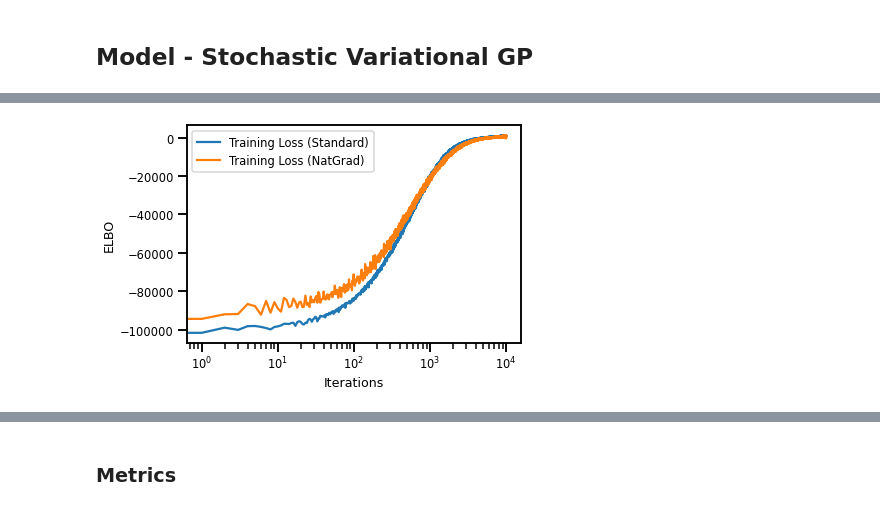
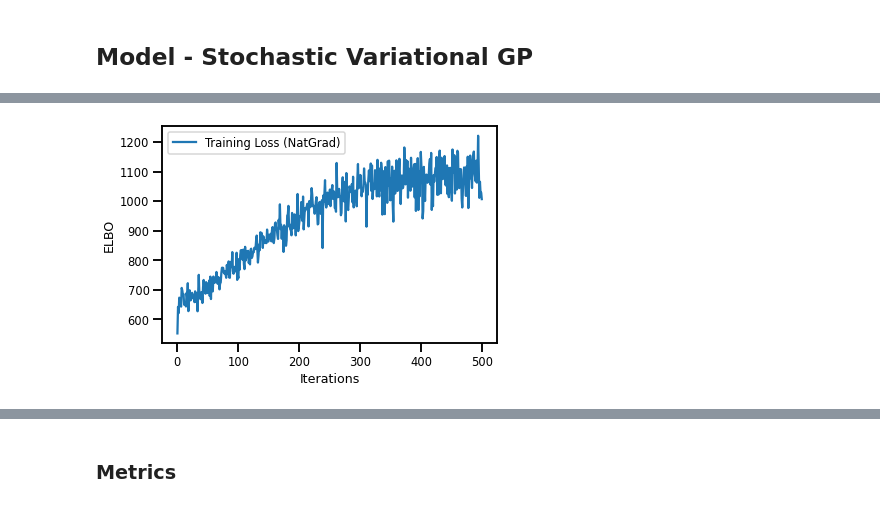
Before and after one commit to jejjohnson/ml4ssh, a Jupyter notebook: experiments/dc_2021b/notebooks/demo_svgp.ipynb, the cells around one changed output, grey strips where cells are left out. Cells and saved outputs as stored; diff of their text form; code cells hidden in the pictures.

```diff
--- a/experiments/dc_2021b/notebooks/demo_svgp.ipynb
+++ b/experiments/dc_2021b/notebooks/demo_svgp.ipynb
@@ -397,0 +231,14 @@ plt.show()
+# %%
+# get kernel
+kernel = get_kernel(args)
+# get likelihood
+likelihood = get_likelihood(args)
+# get inducing points
+Z = get_inducing_points(xtrain, args)
+
+
+# don't train the inducing inputs
+model = gpflow.models.SVGP(kernel, likelihood, Z.astype(np.float64), num_data=xtrain.shape[0])
+
+# train the inducing inputs
+gpflow.set_trainable(model.inducing_variable, True)
@@ -419,21 +266,11 @@ print_summary(model)
 from gpflow import set_trainable
 from gpflow.optimizers import NaturalGradient
 
-# make dataset
-ds_train = make_ds()
 
-# make gp model
-n_inducing = 100
-model = make_svgp_model(n_inducing)
-# don't train the inducing inputs
-gpflow.set_trainable(model.inducing_variable, False)
 
 
 # Create an Adam Optimizer
-n_iterations = 10_000
-learning_rate = 1e-3
-
-ordinary_adam_opt = tf.optimizers.Adam(learning_rate)
+ordinary_adam_opt = tf.optimizers.Adam(args.learning_rate)
 
 
 # NatGrads and Adam for SVGP
@@ -442,9 +279,9 @@ set_trainable(model.q_mu, False)
 set_trainable(model.q_sqrt, False)
 
 # Create the optimize_tensors for SVGP
-natgrad_adam_opt = tf.optimizers.Adam(learning_rate)
+adam_opt = tf.optimizers.Adam(args.learning_rate)
 
-natgrad_opt = NaturalGradient(gamma=0.1)
+natgrad_opt = NaturalGradient(gamma=args.learning_rate_ng)
 variational_params = [(model.q_mu, model.q_sqrt)]
 
 
@@ -453,19 +333,20 @@ training_loss = model.training_loss_closure(ds_train, compile=True)
 # %%
-losses["natgrad"] = []
+losses = []
 @tf.function
 def optimization_step():
-    natgrad_adam_opt.minimize(training_loss, var_list=model.trainable_variables)
+    adam_opt.minimize(training_loss, var_list=model.trainable_variables)
 
 @tf.function
 def natgrad_optimization_step():
     natgrad_opt.minimize(training_loss, var_list=variational_params)
 
-with trange(n_iterations) as pbar:
+with trange(steps) as pbar:
     for step in pbar:
         optimization_step()
         natgrad_optimization_step()
         elbo = -training_loss().numpy()
-        losses["natgrad"].append(elbo)
+        losses.append(elbo)
+        wandb.log({"elbo": elbo}, step=step)
 
         if step % 10 == 0:
             pbar.set_description(f"Loss (ELBO): {elbo:.4e}")
@@ -472,13 +356,12 @@ with trange(n_iterations) as pbar:
 # %%
 fig, ax = plt.subplots()
 
-ax.plot(losses["standard"], label="Training Loss (Standard)")
-ax.plot(losses["natgrad"], label="Training Loss (NatGrad)")
-ax.set(xlabel="Iterations", ylabel="ELBO", xscale="log")
+ax.plot(losses, label="Training Loss (NatGrad)")
+ax.set(xlabel="Iterations", ylabel="ELBO")
 plt.legend()
 plt.show()
 # %% [output]
-[figure, old version]
+[figure, new version]
 # %%
 print_summary(model)
 # %% [output]
```
Also changed, not shown: parts of 111 cells of this notebook.
